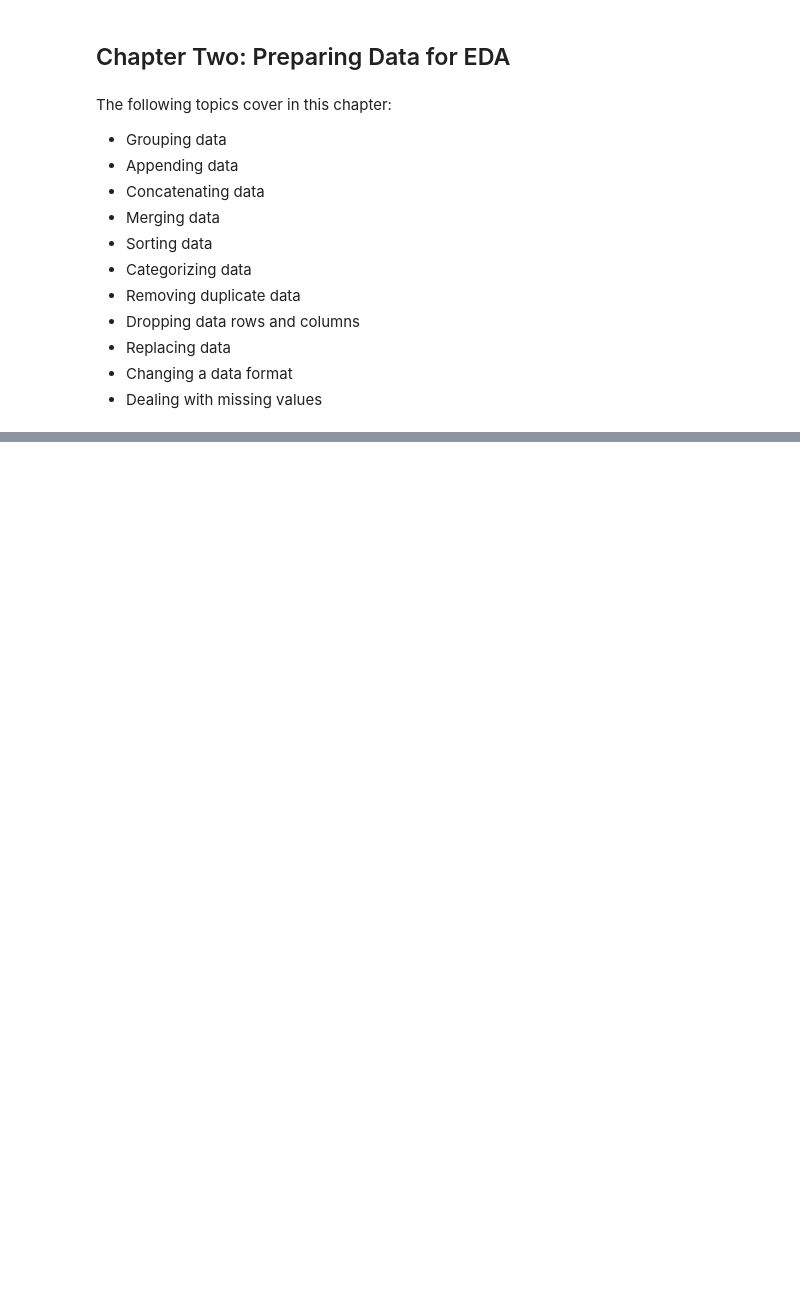
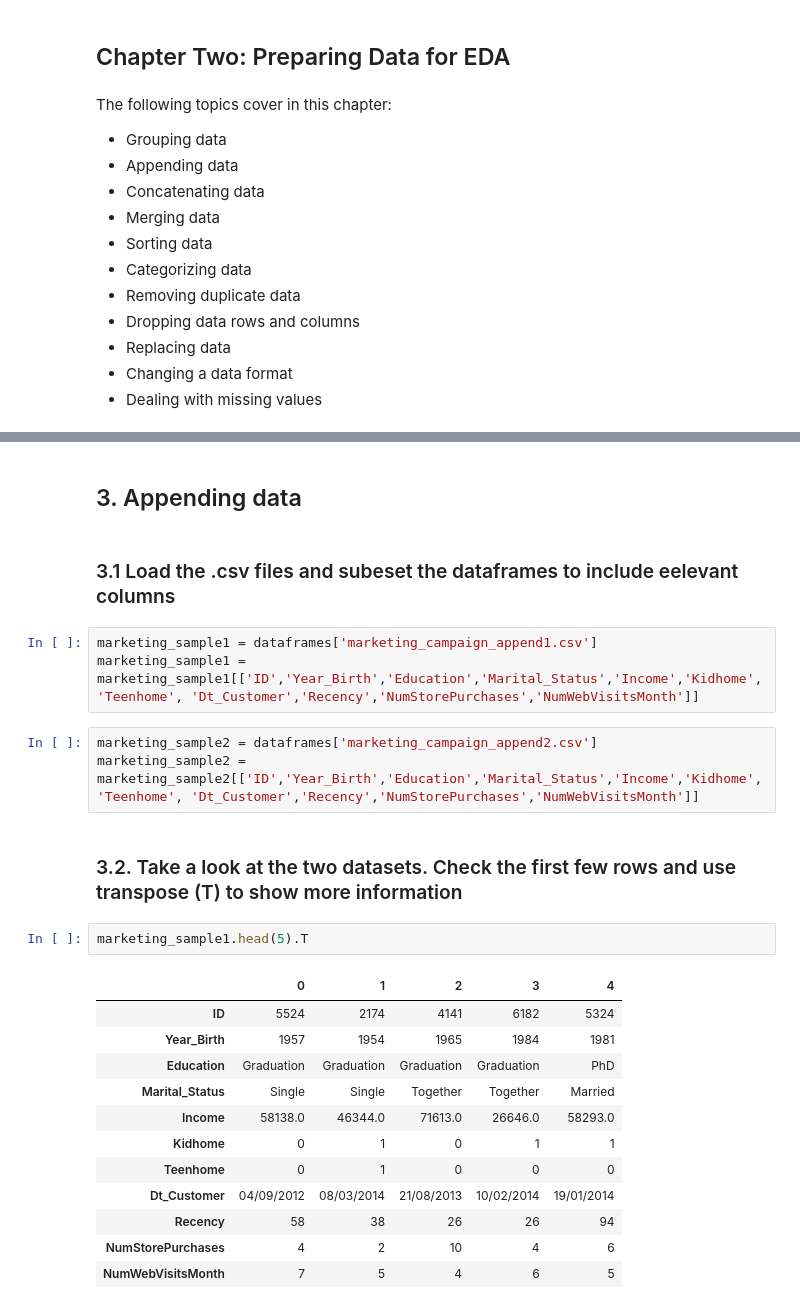
Before and after one commit to Mutiu123/The_EDA_with_Python, a Jupyter notebook: EDA_Book_Samples.ipynb, the cells around one changed output, grey strips where cells are left out. Drawn from its saved outputs; the diff is of its cells as text; blank space fills up the shorter version.

```diff
--- a/EDA_Book_Samples.ipynb
+++ b/EDA_Book_Samples.ipynb
@@ -209,0 +356,27 @@ The following topics cover in this chapter:
+# %% [markdown]
+## 3. Appending data
+# %% [markdown]
+### 3.1 Load the .csv files and subeset the dataframes to include eelevant columns
+# %%
+marketing_sample1 = dataframes['marketing_campaign_append1.csv']
+marketing_sample1 = marketing_sample1[['ID','Year_Birth','Education','Marital_Status','Income','Kidhome', 'Teenhome', 'Dt_Customer','Recency','NumStorePurchases','NumWebVisitsMonth']]
+# %%
+marketing_sample2 = dataframes['marketing_campaign_append2.csv']
+marketing_sample2 = marketing_sample2[['ID','Year_Birth','Education','Marital_Status','Income','Kidhome', 'Teenhome', 'Dt_Customer','Recency','NumStorePurchases','NumWebVisitsMonth']]
+# %% [markdown]
+### 3.2. Take a look at the two datasets. Check the first few rows and use transpose (T) to show more information
+# %%
+marketing_sample1.head(5).T
+# %% [output]
+|  | 0 | 1 | 2 | 3 | 4 |
+| ID | 5524 | 2174 | 4141 | 6182 | 5324 |
+| Year_Birth | 1957 | 1954 | 1965 | 1984 | 1981 |
+| Education | Graduation | Graduation | Graduation | Graduation | PhD |
+| Marital_Status | Single | Single | Together | Together | Married |
+| Income | 58138.0 | 46344.0 | 71613.0 | 26646.0 | 58293.0 |
+| Kidhome | 0 | 1 | 0 | 1 | 1 |
+| Teenhome | 0 | 1 | 0 | 0 | 0 |
+| Dt_Customer | 04/09/2012 | 08/03/2014 | 21/08/2013 | 10/02/2014 | 19/01/2014 |
+| Recency | 58 | 38 | 26 | 26 | 94 |
+| NumStorePurchases | 4 | 2 | 10 | 4 | 6 |
+| NumWebVisitsMonth | 7 | 5 | 4 | 6 | 5 |
```
Also changed, not shown: parts of 46 cells of this notebook.
